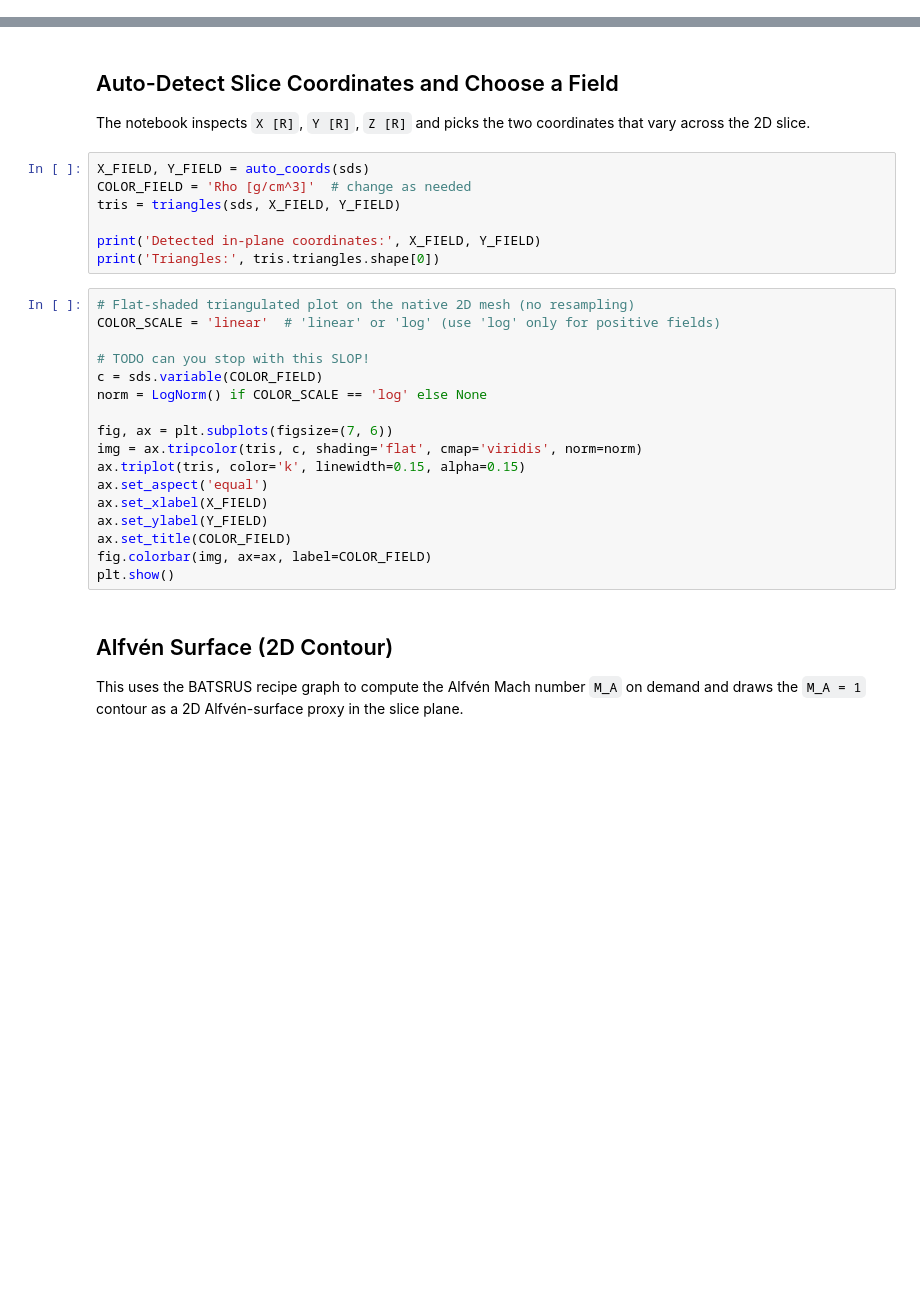
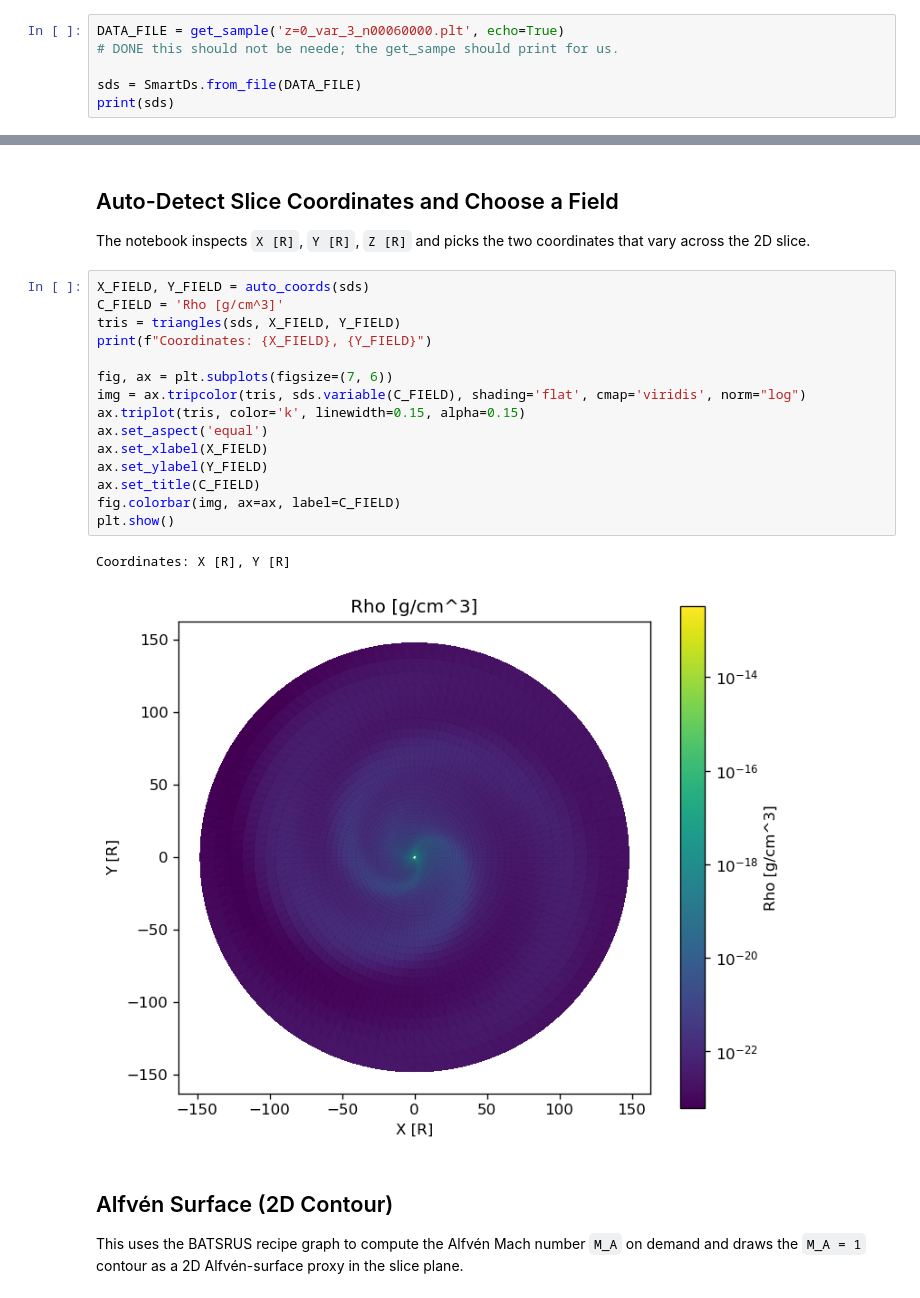
Before and after one commit to svaberg/starwinds-analysis, a Jupyter notebook: examples/smartds_2d_xy_points.ipynb, the cells around one changed output, grey strips where cells are left out. Drawn from its saved outputs; the diff is of its cells as text; blank space fills up the shorter version.

Commit message:
Resolve TODOs in slice and ZDI notebooks

```diff
--- a/examples/smartds_2d_xy_points.ipynb
+++ b/examples/smartds_2d_xy_points.ipynb
@@ -30,0 +21,6 @@ print(sds)
+# %%
+DATA_FILE = get_sample('z=0_var_3_n00060000.plt', echo=True)
+# DONE this should not be neede; the get_sampe should print for us.
+
+sds = SmartDs.from_file(DATA_FILE)
+print(sds)
@@ -35,30 +36,24 @@ print(sds)
 ## Auto-Detect Slice Coordinates and Choose a Field
 
 The notebook inspects `X [R]`, `Y [R]`, `Z [R]` and picks the two coordinates that vary across the 2D slice.
-# %%
-X_FIELD, Y_FIELD = auto_coords(sds)
-COLOR_FIELD = 'Rho [g/cm^3]'  # change as needed
-tris = triangles(sds, X_FIELD, Y_FIELD)
-
-print('Detected in-plane coordinates:', X_FIELD, Y_FIELD)
-print('Triangles:', tris.triangles.shape[0])
 # %%
-# Flat-shaded triangulated plot on the native 2D mesh (no resampling)
-COLOR_SCALE = 'linear'  # 'linear' or 'log' (use 'log' only for positive fields)
-
-# TODO can you stop with this SLOP!
-c = sds.variable(COLOR_FIELD)
-norm = LogNorm() if COLOR_SCALE == 'log' else None
+X_FIELD, Y_FIELD = auto_coords(sds)
+C_FIELD = 'Rho [g/cm^3]'
+tris = triangles(sds, X_FIELD, Y_FIELD)
+print(f"Coordinates: {X_FIELD}, {Y_FIELD}")
 
 fig, ax = plt.subplots(figsize=(7, 6))
-img = ax.tripcolor(tris, c, shading='flat', cmap='viridis', norm=norm)
+img = ax.tripcolor(tris, sds.variable(C_FIELD), shading='flat', cmap='viridis', norm="log")
 ax.triplot(tris, color='k', linewidth=0.15, alpha=0.15)
 ax.set_aspect('equal')
 ax.set_xlabel(X_FIELD)
 ax.set_ylabel(Y_FIELD)
-ax.set_title(COLOR_FIELD)
-fig.colorbar(img, ax=ax, label=COLOR_FIELD)
+ax.set_title(C_FIELD)
+fig.colorbar(img, ax=ax, label=C_FIELD)
 plt.show()
+# %% [output]
+Coordinates: X [R], Y [R]
+[figure, added]
 # %% [markdown]
 ## Alfvén Surface (2D Contour)
 
```
Also changed, not shown: parts of 5 cells of this notebook, 1 other file.
